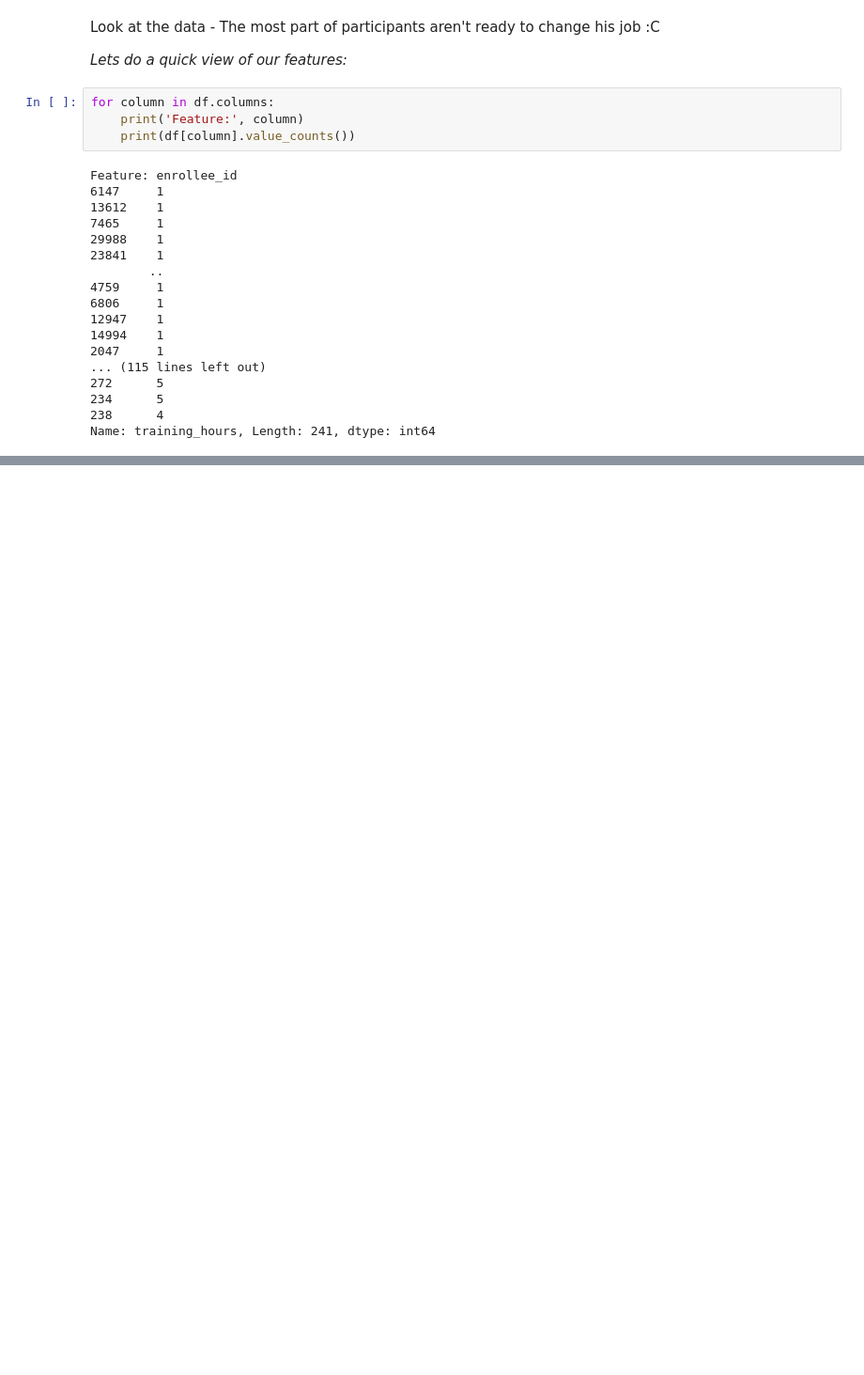
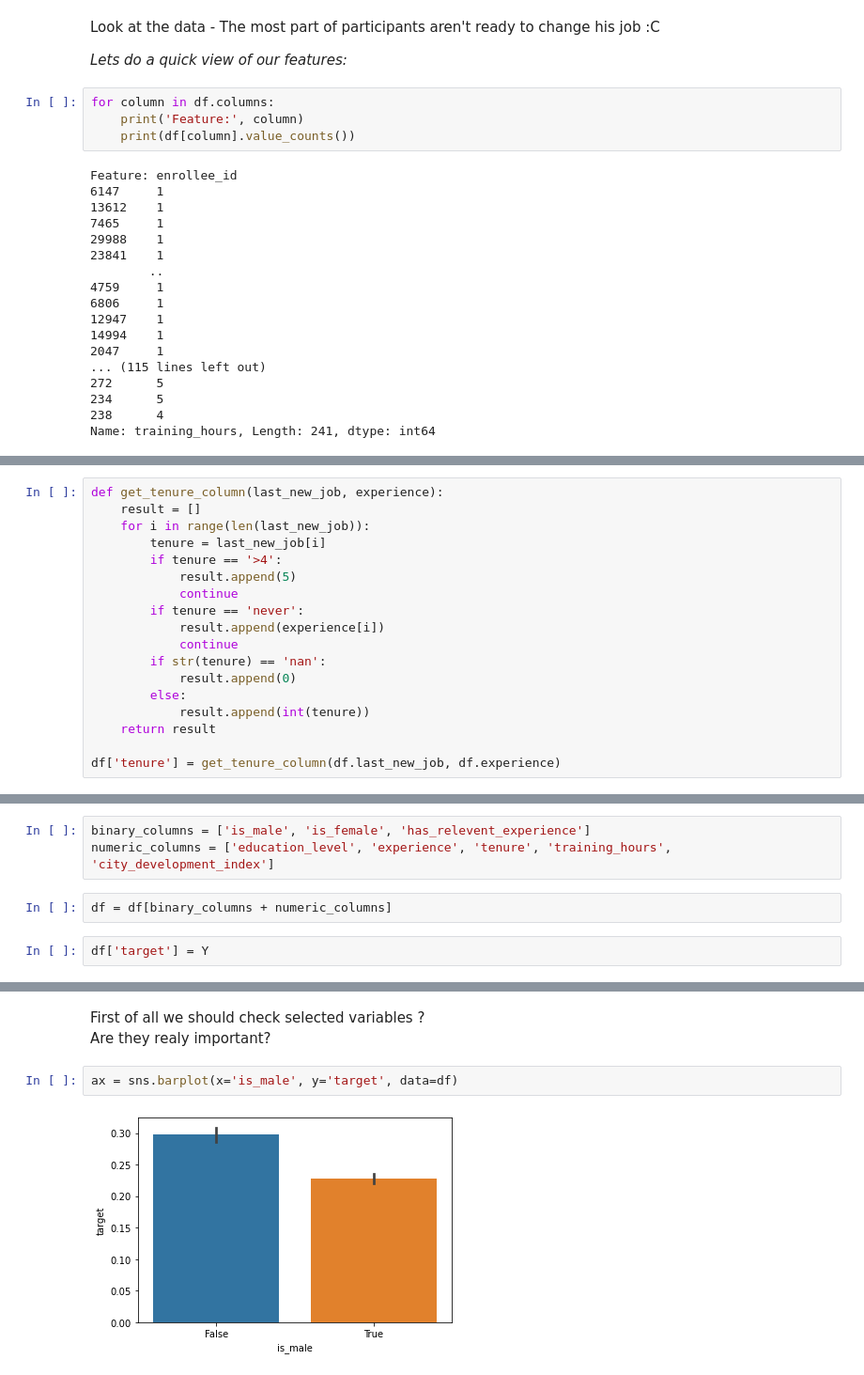
Before and after one commit to skribl5000/kaggle_competitions, a Jupyter notebook: hr-analytics.ipynb, the cells around one changed output, grey strips where cells are left out. Shown at 94% size. Drawn from its saved outputs; the diff is of its cells as text; blank space fills up the shorter version.

Commit message:
first_but_not_the_last_attempt

```diff
--- a/hr-analytics.ipynb
+++ b/hr-analytics.ipynb
@@ -137,0 +226,18 @@ Name: education_level, dtype: int64
+# %%
+def get_tenure_column(last_new_job, experience):
+    result = []
+    for i in range(len(last_new_job)):
+        tenure = last_new_job[i]
+        if tenure == '>4':
+            result.append(5)
+            continue
+        if tenure == 'never':
+            result.append(experience[i])
+            continue
+        if str(tenure) == 'nan':
+            result.append(0)
+        else:
+            result.append(int(tenure))
+    return result
+
+df['tenure'] = get_tenure_column(df.last_new_job, df.experience)
@@ -137,0 +246,7 @@ Name: education_level, dtype: int64
+# %%
+binary_columns = ['is_male', 'is_female', 'has_relevent_experience']
+numeric_columns = ['education_level', 'experience', 'tenure', 'training_hours', 'city_development_index']
+# %%
+df = df[binary_columns + numeric_columns]
+# %%
+df['target'] = Y
@@ -137,0 +262,7 @@ Name: education_level, dtype: int64
+# %% [markdown]
+First of all we should check selected variables ?<br>
+Are they realy important?
+# %%
+ax = sns.barplot(x='is_male', y='target', data=df)
+# %% [output]
+[figure, added]
```
Also changed, not shown: parts of 46 cells of this notebook.
